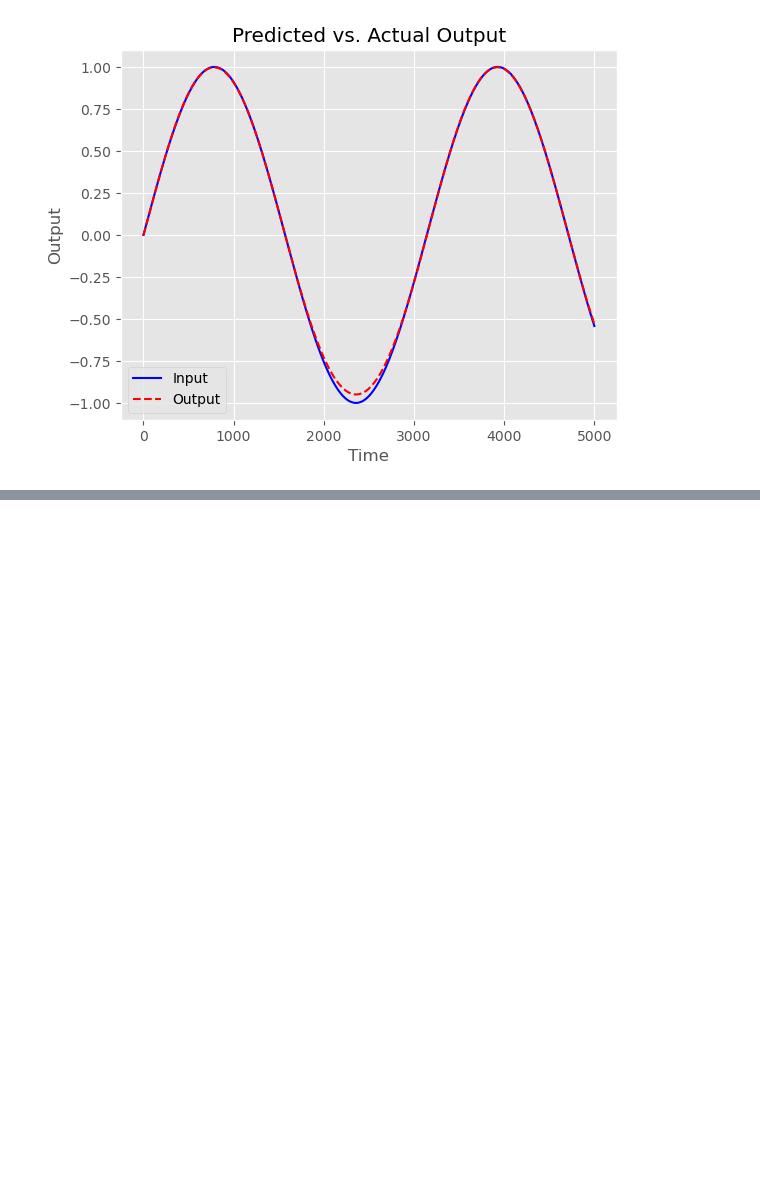
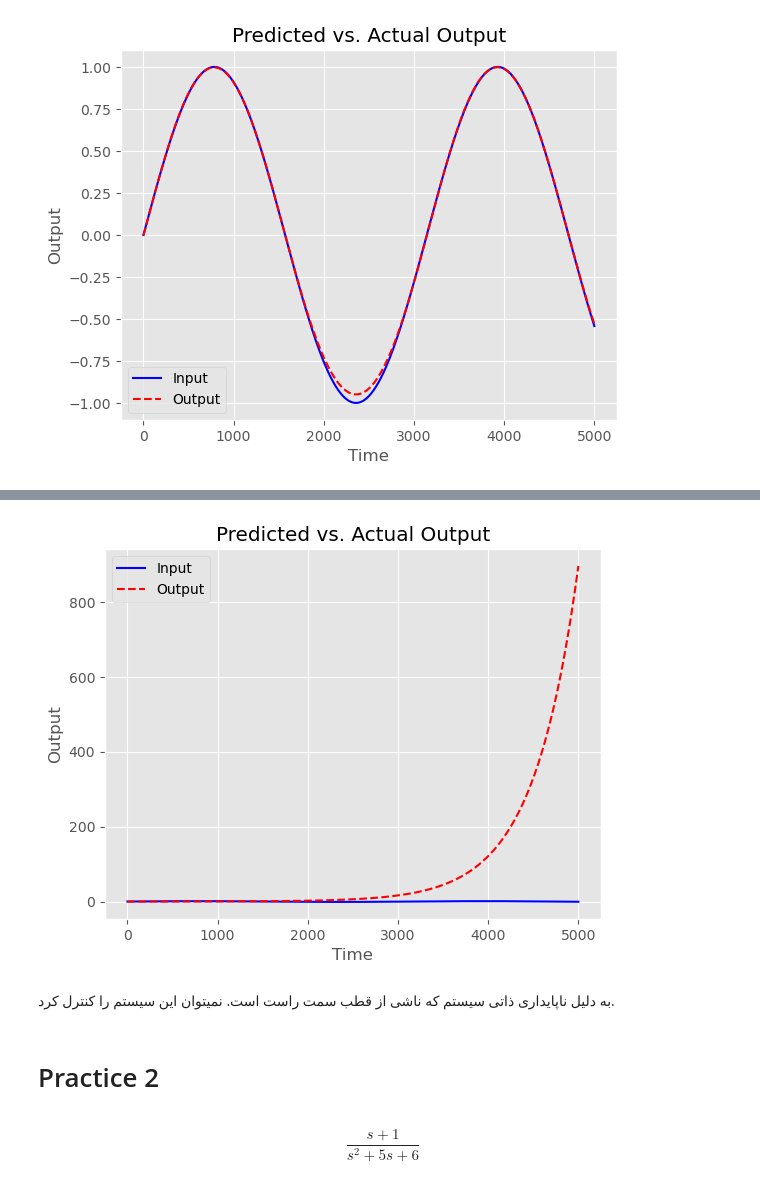
Before and after one commit to mmahdin/Computational-Intelligence-EE-AUT, a Jupyter notebook: lab/10/main.ipynb, the cells around one changed output, grey strips where cells are left out. Drawn from its saved outputs; the diff is of its cells as text; code cells hidden in the pictures; blank space fills up the shorter version.

```diff
--- a/lab/10/main.ipynb
+++ b/lab/10/main.ipynb
@@ -223,0 +298,29 @@ plt.show()
+# %%
+input_test = np.sin(time)
+
+X = torch.from_numpy(input_test).to(device).float().reshape(-1, 1)
+
+out = model(X)
+
+T, y_test = ctrl.forced_response(H_s, T=time, U=out.detach().reshape(-1,).cpu().numpy())
+
+plt.plot(input_test, label="Input", color="blue")
+plt.plot(y_test, label="Output", color="red", linestyle="--")
+plt.xlabel("Time")
+plt.ylabel("Output")
+plt.legend()
+plt.title("Predicted vs. Actual Output")
+plt.show()
+# %% [output]
+[figure, added]
+# %% [markdown]
+به دلیل ناپایداری ذاتی سیستم که ناشی از قطب سمت راست است. نمیتوان این سیستم را کنترل کرد.
+# %% [markdown]
+# Practice 2
+# %%
+numerator = [1, 1]
+denominator = [1, 5, 6]
+H_s = ctrl.tf(numerator,denominator)
+H_s
+# %% [output]
+$$\frac{s + 1}{s^2 + 5 s + 6}$$
```
Also changed, not shown: parts of 22 cells of this notebook.
